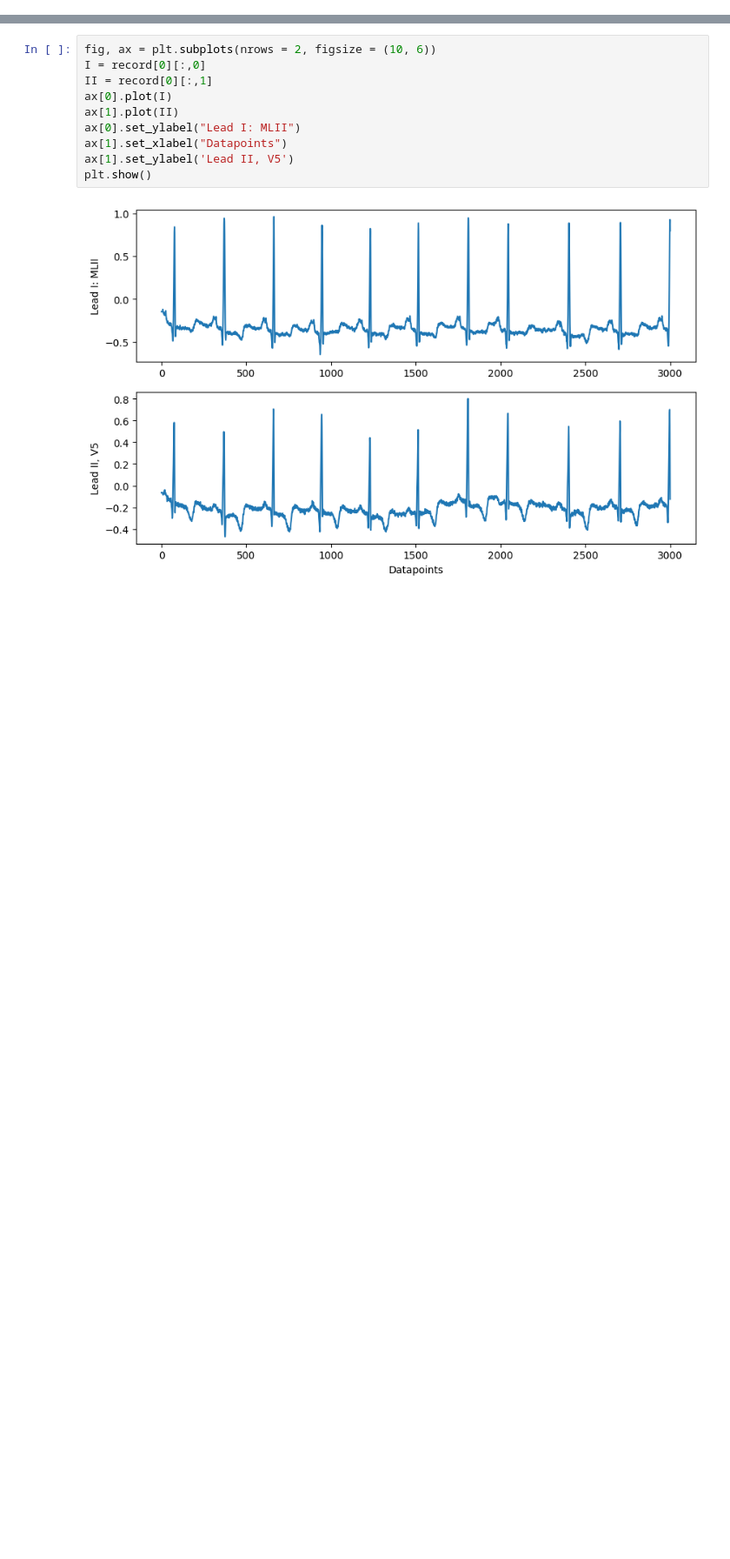
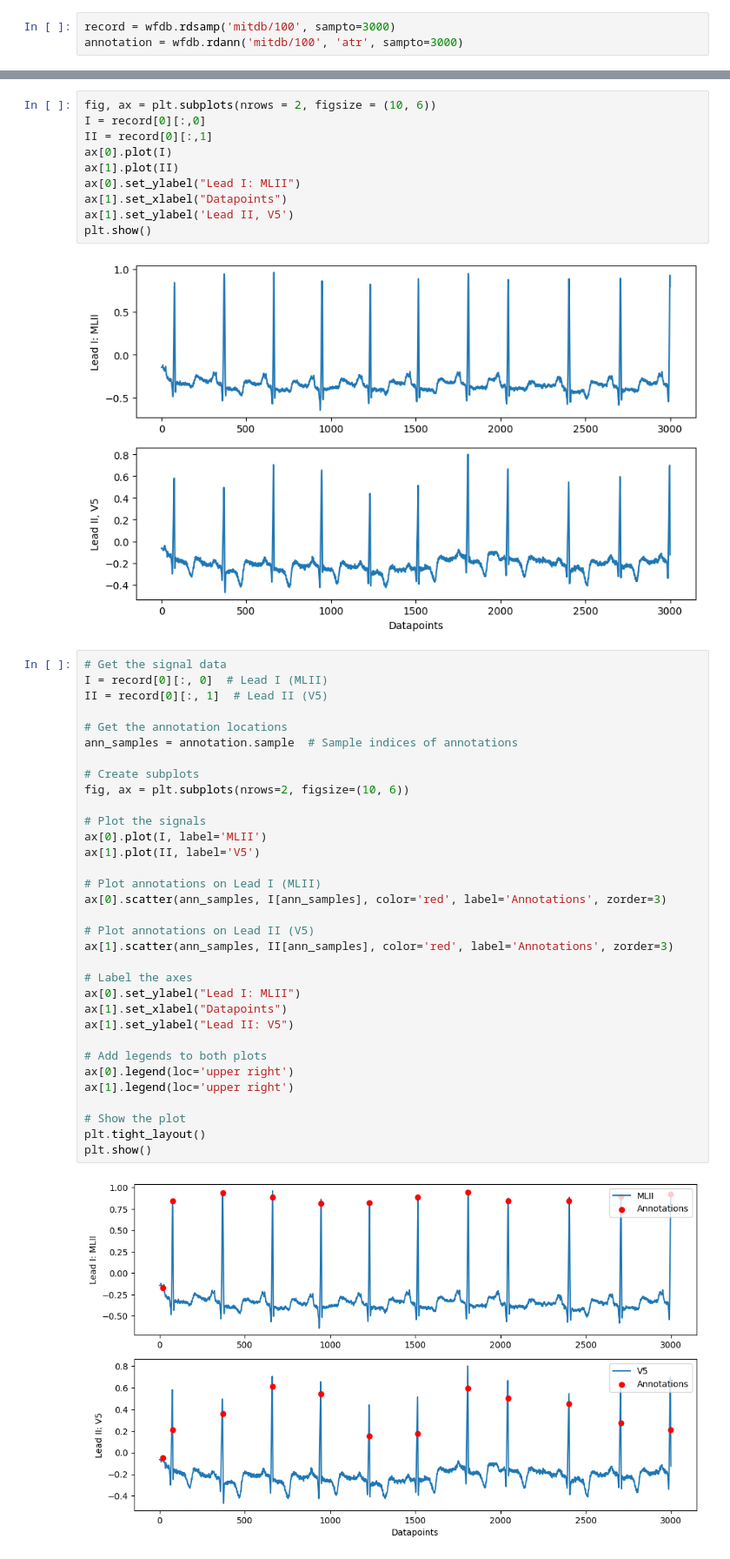
Before and after one commit to vgeneva/EKG, a Jupyter notebook: EKG_0.ipynb, the cells around one changed output, grey strips where cells are left out. Shown: that part at 87% size. Cells and saved outputs as stored; diff of their text form; blank space fills up the shorter version.

```diff
--- a/EKG_0.ipynb
+++ b/EKG_0.ipynb
@@ -63,6 +63,9 @@ Finished downloading files
 # %% [markdown]
 # Understanding the files
 record is part of the wfdb library functionality. I've downloaded the files, now I am looking at the first record.
+# %%
+record = wfdb.rdsamp('mitdb/100', sampto=3000)
+annotation = wfdb.rdann('mitdb/100', 'atr', sampto=3000)
 # %%
 record
 # %% [output]
@@ -137,3 +140,38 @@ ax[1].set_ylabel('Lead II, V5')
 plt.show()
 # %% [output]
 [figure]
+# %%
+# Get the signal data
+I = record[0][:, 0]  # Lead I (MLII)
+II = record[0][:, 1]  # Lead II (V5)
+
+# Get the annotation locations
+ann_samples = annotation.sample  # Sample indices of annotations
+
+# Create subplots
+fig, ax = plt.subplots(nrows=2, figsize=(10, 6))
+
+# Plot the signals
+ax[0].plot(I, label='MLII')
+ax[1].plot(II, label='V5')
+
+# Plot annotations on Lead I (MLII)
+ax[0].scatter(ann_samples, I[ann_samples], color='red', label='Annotations', zorder=3)
+
+# Plot annotations on Lead II (V5)
+ax[1].scatter(ann_samples, II[ann_samples], color='red', label='Annotations', zorder=3)
+
+# Label the axes
+ax[0].set_ylabel("Lead I: MLII")
+ax[1].set_xlabel("Datapoints")
+ax[1].set_ylabel("Lead II: V5")
+
+# Add legends to both plots
+ax[0].legend(loc='upper right')
+ax[1].legend(loc='upper right')
+
+# Show the plot
+plt.tight_layout()
+plt.show()
+# %% [output]
+[figure, added]
```
Also changed, not shown: parts of 13 cells of this notebook.
